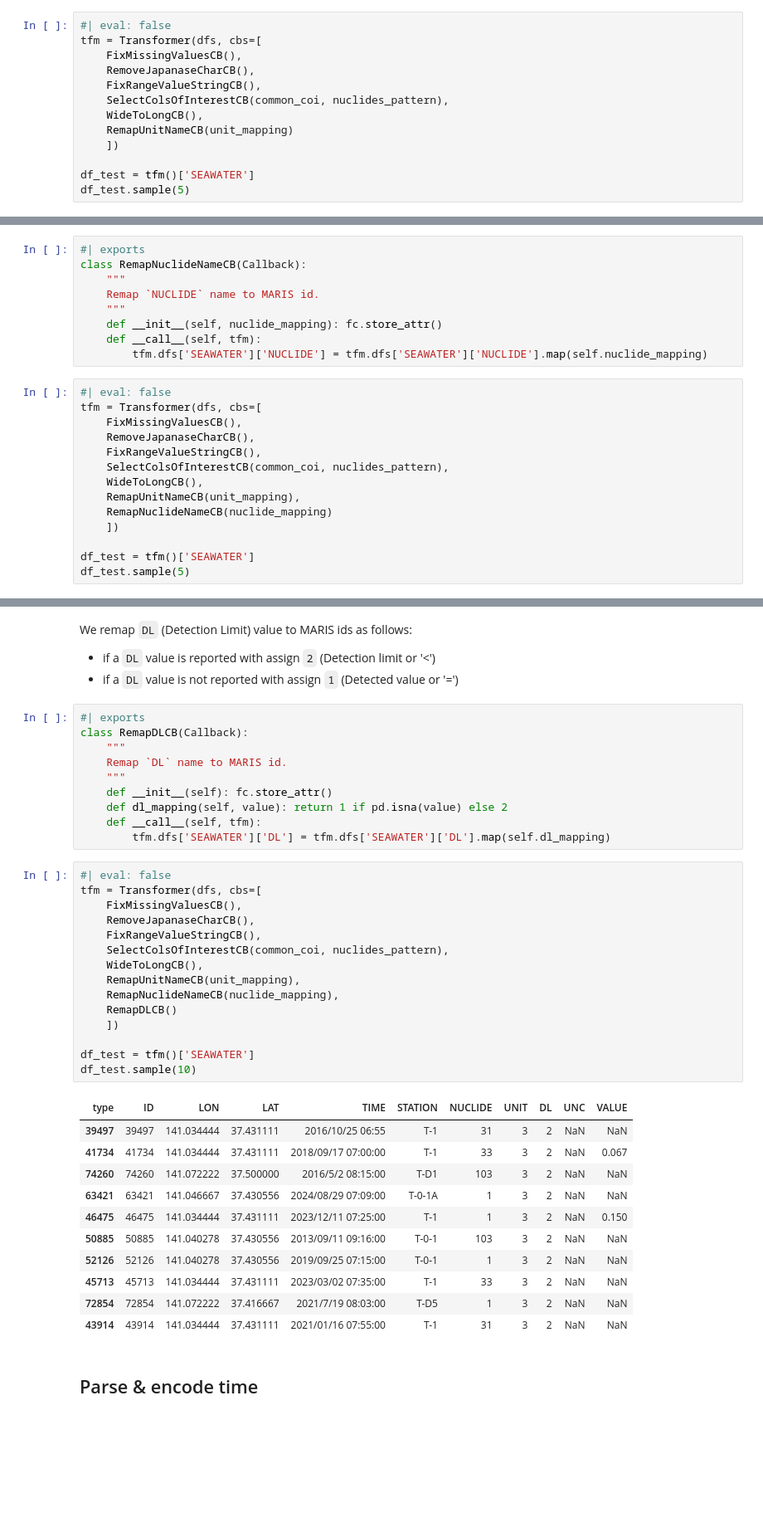
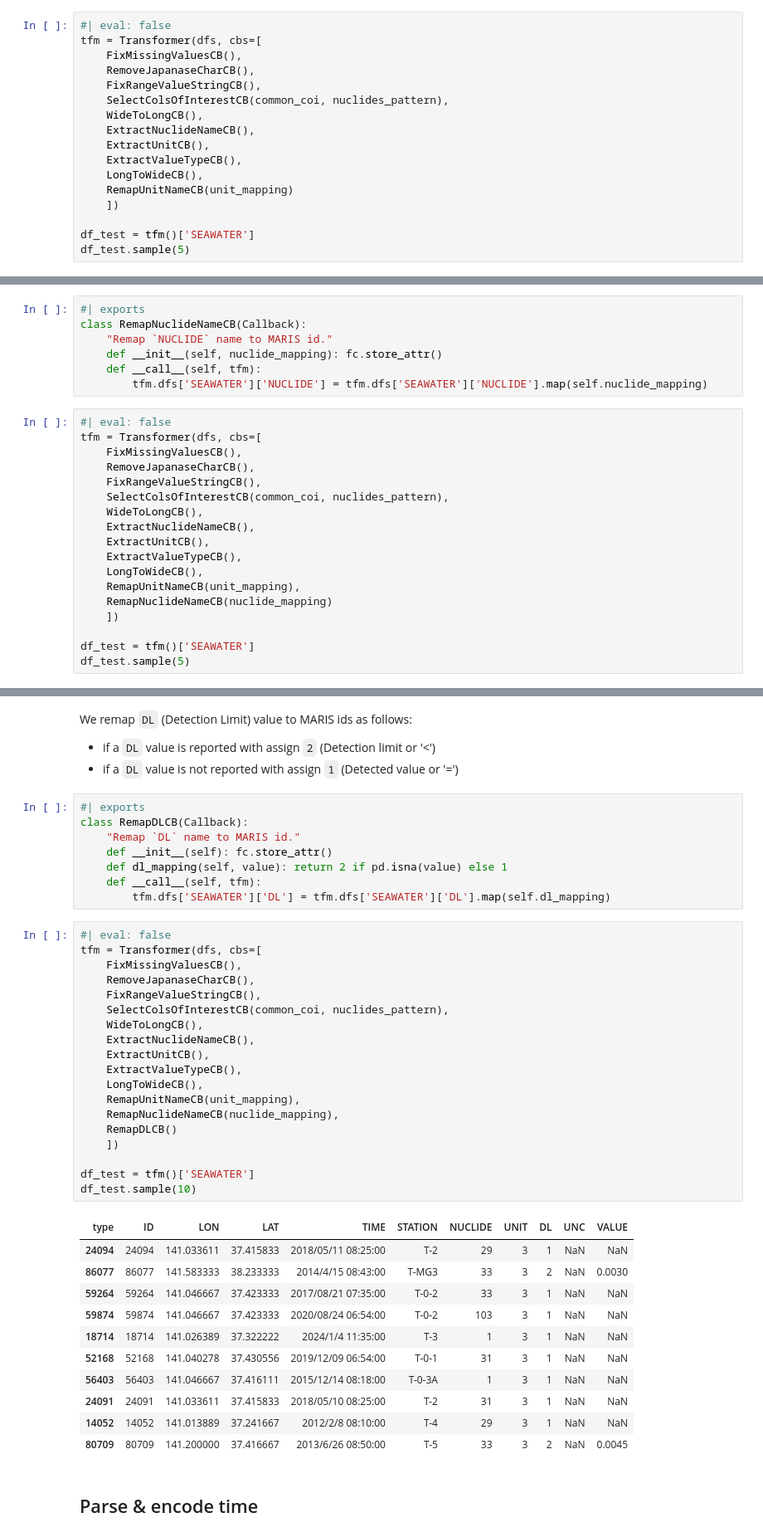
Before and after one commit to franckalbinet/marisco, a Jupyter notebook: nbs/handlers/tepco.ipynb, the cells around one changed output, grey strips where cells are left out. Shown at 83% size. Cells and saved outputs as stored; diff of their text form; blank space fills up the shorter version.

Commit message:
refactor TEPCO value, unit, dl, unc, ... from column names

```diff
--- a/nbs/handlers/tepco.ipynb
+++ b/nbs/handlers/tepco.ipynb
@@ -881,6 +847,10 @@ tfm = Transformer(dfs, cbs=[
     FixRangeValueStringCB(),
     SelectColsOfInterestCB(common_coi, nuclides_pattern),
     WideToLongCB(),
+    ExtractNuclideNameCB(),
+    ExtractUnitCB(),
+    ExtractValueTypeCB(),
+    LongToWideCB(),
     RemapUnitNameCB(unit_mapping)
     ])
 
@@ -924,9 +894,7 @@ nuclide_mapping = {
 # %%
 #| exports
 class RemapNuclideNameCB(Callback):
-    """
-    Remap `NUCLIDE` name to MARIS id.
-    """
+    "Remap `NUCLIDE` name to MARIS id."
     def __init__(self, nuclide_mapping): fc.store_attr()
     def __call__(self, tfm):
         tfm.dfs['SEAWATER']['NUCLIDE'] = tfm.dfs['SEAWATER']['NUCLIDE'].map(self.nuclide_mapping)
@@ -938,6 +906,10 @@ tfm = Transformer(dfs, cbs=[
     FixRangeValueStringCB(),
     SelectColsOfInterestCB(common_coi, nuclides_pattern),
     WideToLongCB(),
+    ExtractNuclideNameCB(),
+    ExtractUnitCB(),
+    ExtractValueTypeCB(),
+    LongToWideCB(),
     RemapUnitNameCB(unit_mapping),
     RemapNuclideNameCB(nuclide_mapping)
     ])
@@ -961,40 +933,42 @@ We remap `DL` (Detection Limit) value to MARIS ids as follows:
 # %%
 #| exports
 class RemapDLCB(Callback):
-    """
-    Remap `DL` name to MARIS id.
-    """
+    "Remap `DL` name to MARIS id."
     def __init__(self): fc.store_attr()
-    def dl_mapping(self, value): return 1 if pd.isna(value) else 2
+    def dl_mapping(self, value): return 2 if pd.isna(value) else 1
     def __call__(self, tfm):
         tfm.dfs['SEAWATER']['DL'] = tfm.dfs['SEAWATER']['DL'].map(self.dl_mapping)
 # %%
 #| eval: false
 tfm = Transformer(dfs, cbs=[
     FixMissingValuesCB(),
     RemoveJapanaseCharCB(),
     FixRangeValueStringCB(),
     SelectColsOfInterestCB(common_coi, nuclides_pattern),
     WideToLongCB(),
+    ExtractNuclideNameCB(),
+    ExtractUnitCB(),
+    ExtractValueTypeCB(),
+    LongToWideCB(),
     RemapUnitNameCB(unit_mapping),
     RemapNuclideNameCB(nuclide_mapping),
     RemapDLCB()
     ])
 
 df_test = tfm()['SEAWATER']
 df_test.sample(10)
 # %% [output]
 | type | ID | LON | LAT | TIME | STATION | NUCLIDE | UNIT | DL | UNC | VALUE |
-| 39497 | 39497 | 141.034444 | 37.431111 | 2016/10/25 06:55 | T-1 | 31 | 3 | 2 | NaN | NaN |
-| 41734 | 41734 | 141.034444 | 37.431111 | 2018/09/17 07:00:00 | T-1 | 33 | 3 | 2 | NaN | 0.067 |
-| 74260 | 74260 | 141.072222 | 37.500000 | 2016/5/2 08:15:00 | T-D1 | 103 | 3 | 2 | NaN | NaN |
-| 63421 | 63421 | 141.046667 | 37.430556 | 2024/08/29 07:09:00 | T-0-1A | 1 | 3 | 2 | NaN | NaN |
-| 46475 | 46475 | 141.034444 | 37.431111 | 2023/12/11 07:25:00 | T-1 | 1 | 3 | 2 | NaN | 0.150 |
-| 50885 | 50885 | 141.040278 | 37.430556 | 2013/09/11 09:16:00 | T-0-1 | 103 | 3 | 2 | NaN | NaN |
-| 52126 | 52126 | 141.040278 | 37.430556 | 2019/09/25 07:15:00 | T-0-1 | 1 | 3 | 2 | NaN | NaN |
-| 45713 | 45713 | 141.034444 | 37.431111 | 2023/03/02 07:35:00 | T-1 | 33 | 3 | 2 | NaN | NaN |
-| 72854 | 72854 | 141.072222 | 37.416667 | 2021/7/19 08:03:00 | T-D5 | 1 | 3 | 2 | NaN | NaN |
-| 43914 | 43914 | 141.034444 | 37.431111 | 2021/01/16 07:55:00 | T-1 | 31 | 3 | 2 | NaN | NaN |
+| 24094 | 24094 | 141.033611 | 37.415833 | 2018/05/11 08:25:00 | T-2 | 29 | 3 | 1 | NaN | NaN |
+| 86077 | 86077 | 141.583333 | 38.233333 | 2014/4/15 08:43:00 | T-MG3 | 33 | 3 | 2 | NaN | 0.0030 |
+| 59264 | 59264 | 141.046667 | 37.423333 | 2017/08/21 07:35:00 | T-0-2 | 33 | 3 | 1 | NaN | NaN |
+| 59874 | 59874 | 141.046667 | 37.423333 | 2020/08/24 06:54:00 | T-0-2 | 103 | 3 | 1 | NaN | NaN |
+| 18714 | 18714 | 141.026389 | 37.322222 | 2024/1/4 11:35:00 | T-3 | 1 | 3 | 1 | NaN | NaN |
+| 52168 | 52168 | 141.040278 | 37.430556 | 2019/12/09 06:54:00 | T-0-1 | 31 | 3 | 1 | NaN | NaN |
+| 56403 | 56403 | 141.046667 | 37.416111 | 2015/12/14 08:18:00 | T-0-3A | 1 | 3 | 1 | NaN | NaN |
+| 24091 | 24091 | 141.033611 | 37.415833 | 2018/05/10 08:25:00 | T-2 | 31 | 3 | 1 | NaN | NaN |
+| 14052 | 14052 | 141.013889 | 37.241667 | 2012/2/8 08:10:00 | T-4 | 29 | 3 | 1 | NaN | NaN |
+| 80709 | 80709 | 141.200000 | 37.416667 | 2013/6/26 08:50:00 | T-5 | 33 | 3 | 2 | NaN | 0.0045 |
 # %% [markdown]
 ## Parse & encode time
 # %%
```
Also changed, not shown: parts of 53 cells of this notebook.
